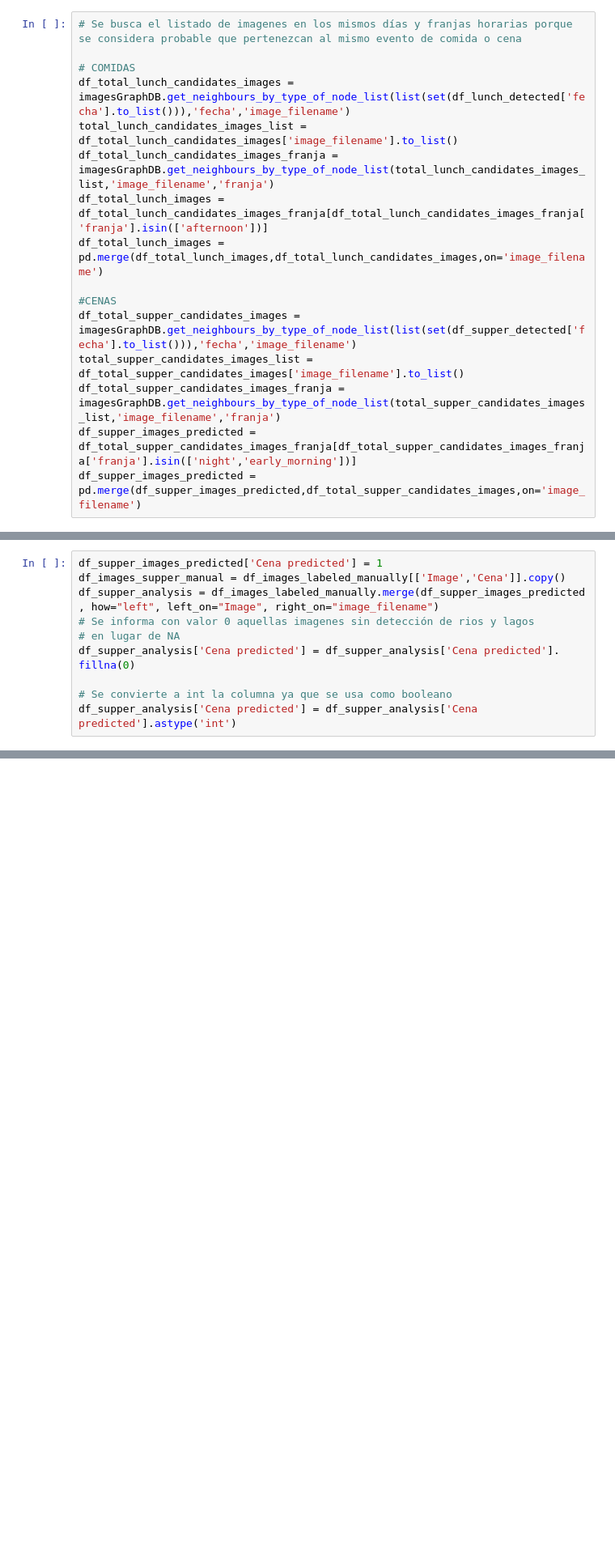
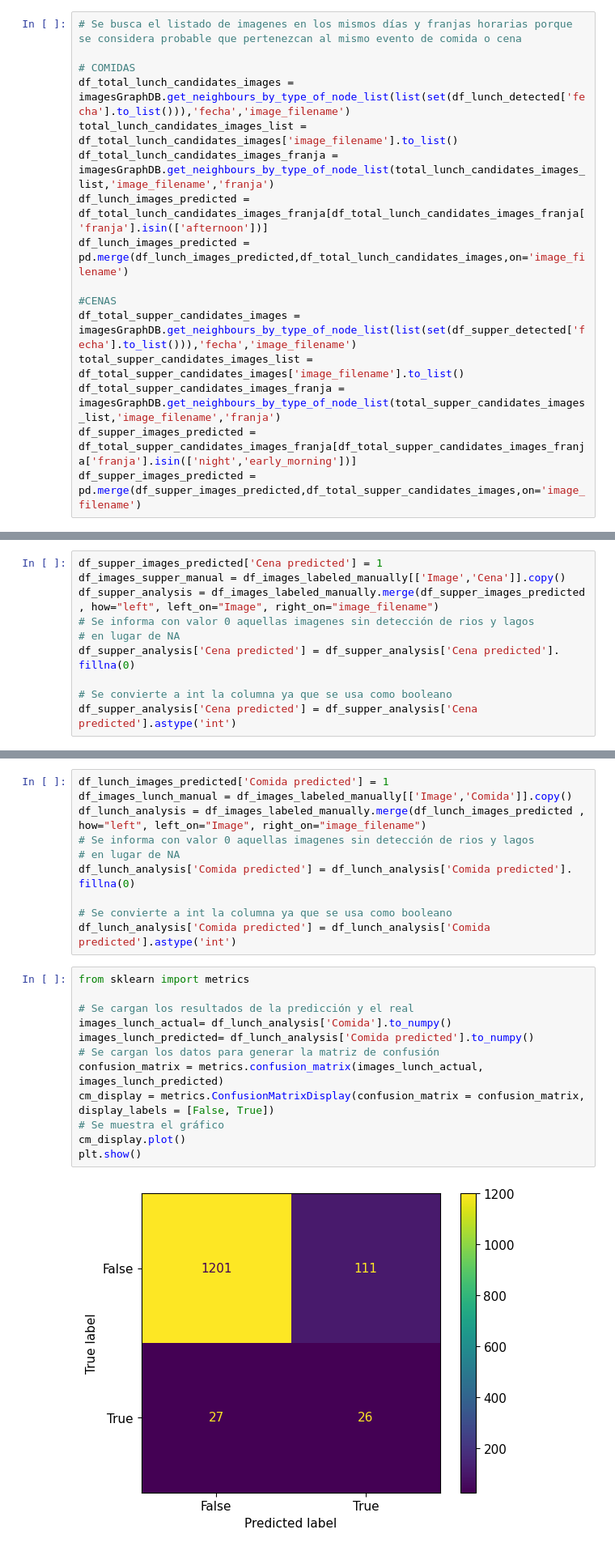
Before and after one commit to dcarretero/UOC_Master_DS_TFM, a Jupyter notebook: image_classifier/4_generador_de_albumes.ipynb, the cells around one changed output, grey strips where cells are left out. Shown at 81% size. Saved outputs shown, nothing was run; the diff lists cells and outputs as text; blank space fills up the shorter version.

```diff
--- a/image_classifier/4_generador_de_albumes.ipynb
+++ b/image_classifier/4_generador_de_albumes.ipynb
@@ -90,8 +90,8 @@ df_supper_detected = df_lunch_dinner_detected[df_lunch_dinner_detected['franja']
 df_total_lunch_candidates_images = imagesGraphDB.get_neighbours_by_type_of_node_list(list(set(df_lunch_detected['fecha'].to_list())),'fecha','image_filename')
 total_lunch_candidates_images_list = df_total_lunch_candidates_images['image_filename'].to_list()
 df_total_lunch_candidates_images_franja = imagesGraphDB.get_neighbours_by_type_of_node_list(total_lunch_candidates_images_list,'image_filename','franja')
-df_total_lunch_images = df_total_lunch_candidates_images_franja[df_total_lunch_candidates_images_franja['franja'].isin(['afternoon'])]
-df_total_lunch_images = pd.merge(df_total_lunch_images,df_total_lunch_candidates_images,on='image_filename')
+df_lunch_images_predicted = df_total_lunch_candidates_images_franja[df_total_lunch_candidates_images_franja['franja'].isin(['afternoon'])]
+df_lunch_images_predicted = pd.merge(df_lunch_images_predicted,df_total_lunch_candidates_images,on='image_filename')
 
 #CENAS
 df_total_supper_candidates_images = imagesGraphDB.get_neighbours_by_type_of_node_list(list(set(df_supper_detected['fecha'].to_list())),'fecha','image_filename')
@@ -131,0 +146,24 @@ plt.show()
+# %%
+df_lunch_images_predicted['Comida predicted'] = 1
+df_images_lunch_manual = df_images_labeled_manually[['Image','Comida']].copy()
+df_lunch_analysis = df_images_labeled_manually.merge(df_lunch_images_predicted , how="left", left_on="Image", right_on="image_filename")
+# Se informa con valor 0 aquellas imagenes sin detección de rios y lagos
+# en lugar de NA
+df_lunch_analysis['Comida predicted'] = df_lunch_analysis['Comida predicted']. fillna(0)
+
+# Se convierte a int la columna ya que se usa como booleano
+df_lunch_analysis['Comida predicted'] = df_lunch_analysis['Comida predicted'].astype('int')
+# %%
+from sklearn import metrics
+
+# Se cargan los resultados de la predicción y el real
+images_lunch_actual= df_lunch_analysis['Comida'].to_numpy()
+images_lunch_predicted= df_lunch_analysis['Comida predicted'].to_numpy()
+# Se cargan los datos para generar la matriz de confusión
+confusion_matrix = metrics.confusion_matrix(images_lunch_actual, images_lunch_predicted)
+cm_display = metrics.ConfusionMatrixDisplay(confusion_matrix = confusion_matrix, display_labels = [False, True])
+# Se muestra el gráfico
+cm_display.plot()
+plt.show()
+# %% [output]
+[figure, added]
```
Also changed, not shown: parts of 44 cells of this notebook, 2 other files.
